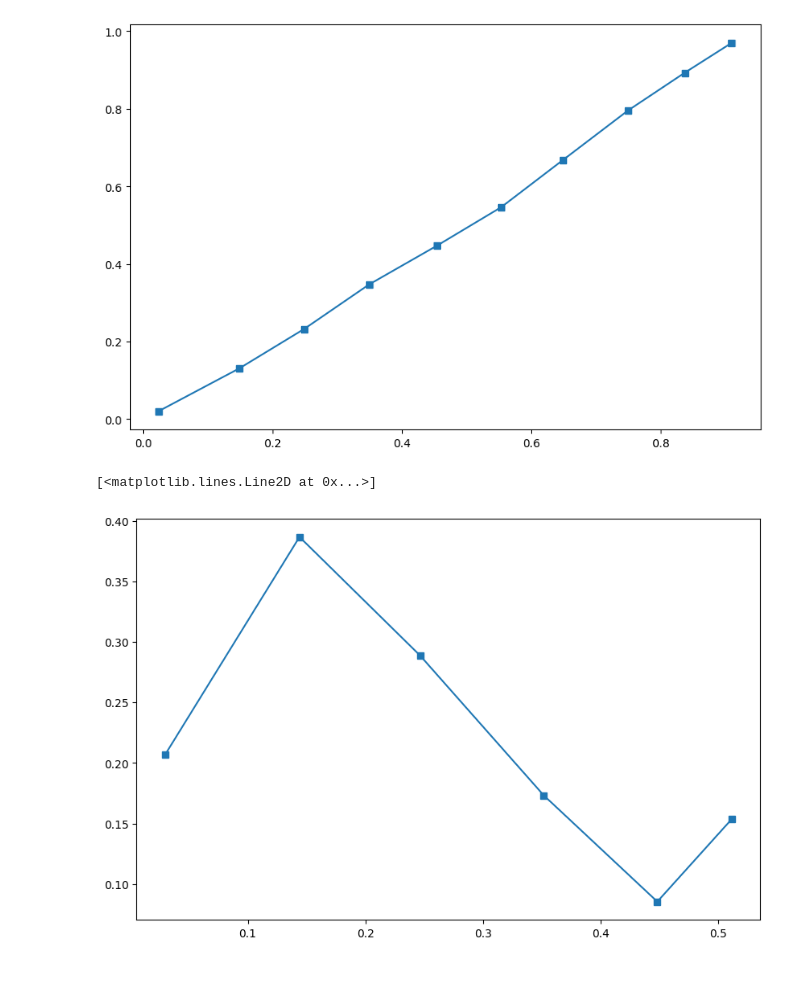
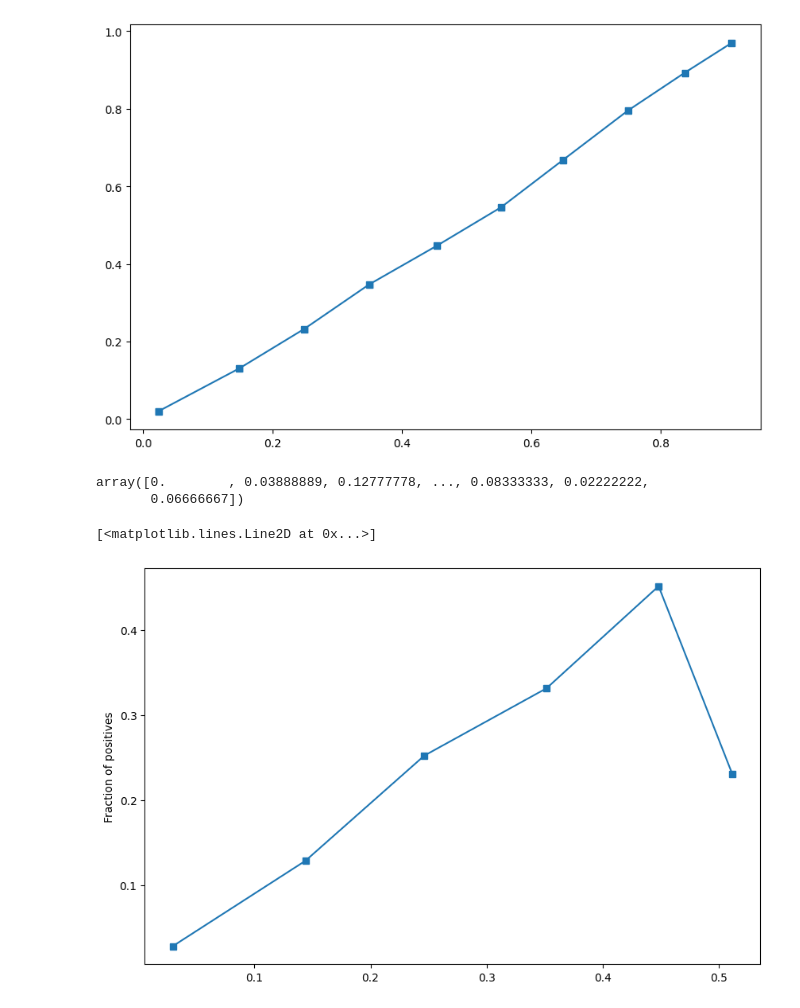
Before and after one commit to alexandragaev/xwOBA, a Jupyter notebook: pybaseball.ipynb, the cells around one changed output. Drawn from its saved outputs; the diff is of its cells as text; code cells hidden in the pictures; blank space fills up the shorter version.

```diff
--- a/pybaseball.ipynb
+++ b/pybaseball.ipynb
@@ -553,20 +533,25 @@ ax1.plot(mean_predicted_value, fraction_of_positives, "s-")
 # %% [output]
 [<matplotlib.lines.Line2D at 0x...>]
 [figure]
+# %%
+#Doubles: Below is the probablities of a double for each data point.
+preds_test [:,2]
+# %% [output]
+array([0.        , 0.03888889, 0.12777778, ..., 0.08333333, 0.02222222,
+       0.06666667])
 # %%
-#Doubles: Below is the probablities of a single for each data point.
-preds_test [:,2]
-
-Double = [2 if y==2 else 0 for y in Y_test]
+Double = [1 if y==2 else 0 for y in Y_test]
 
 fig = plt.figure(1, figsize=(10, 10))
 ax1 = plt.subplot2grid((3, 1), (0, 0), rowspan=2)
+ax1.set_ylabel("Fraction of positives")
+ax2.set_xlabel("Mean predicted value")
 
 
 fraction_of_positives, mean_predicted_value = \
-calibration_curve(single, preds_test [:,2], n_bins=10)
+calibration_curve(Double, preds_test [:,2], n_bins=10)
 ax1.plot(mean_predicted_value, fraction_of_positives, "s-")
 # %% [output]
 [<matplotlib.lines.Line2D at 0x...>]
-[figure, old version]
+[figure, new version]
 # %%
```
Also changed, not shown: parts of 3 cells of this notebook.
